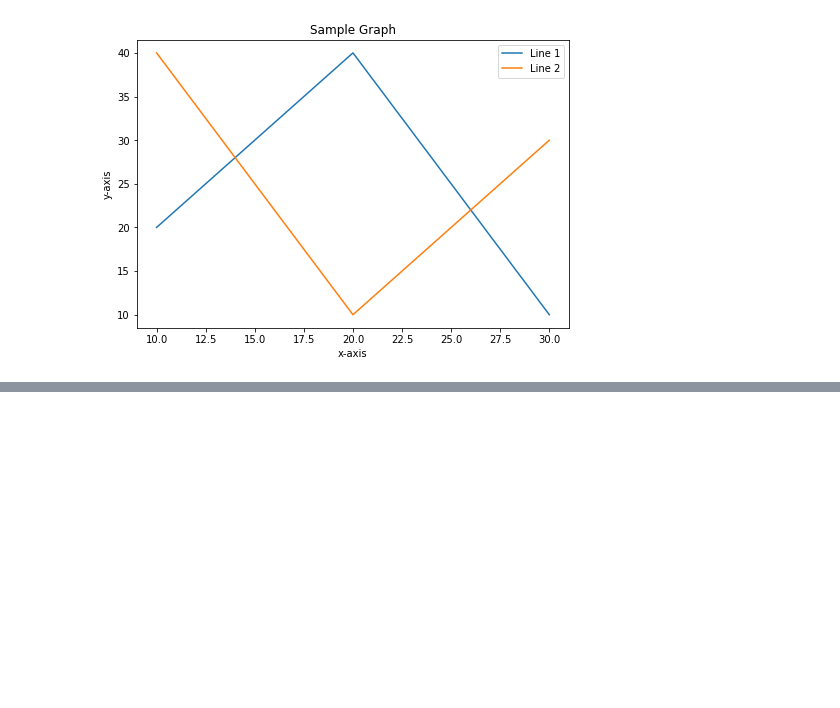
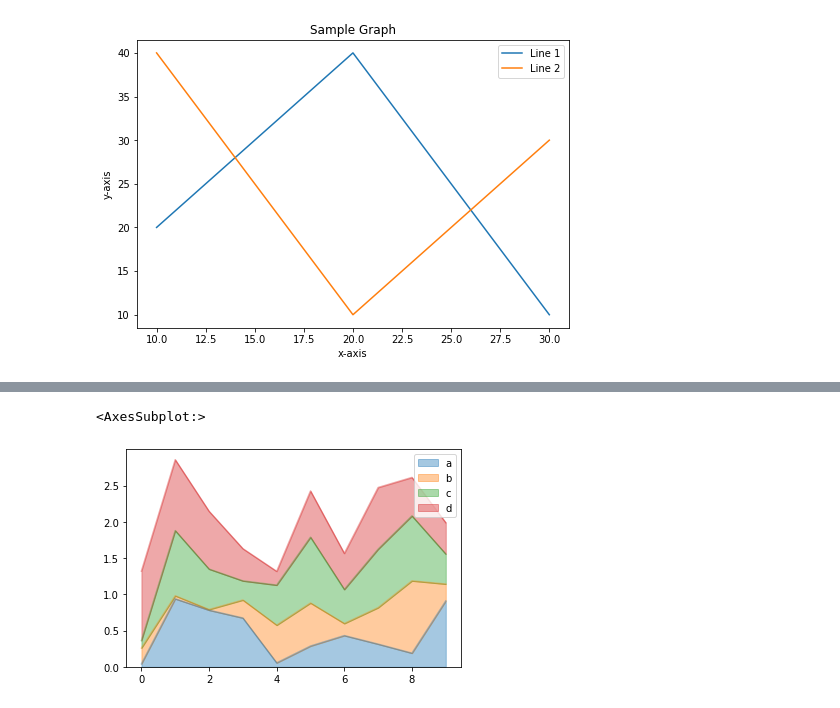
Before and after one commit to mwiginton/sandbox_matplotlib, a Jupyter notebook: practice_exercises.ipynb, the cells around one changed output, grey strips where cells are left out. Cells and saved outputs as stored; diff of their text form; code cells hidden in the pictures; blank space fills up the shorter version.

```diff
--- a/practice_exercises.ipynb
+++ b/practice_exercises.ipynb
@@ -69,0 +87,7 @@ plt.legend()
+# %%
+# Sample area plot
+df2 = pd.read_csv('df2')
+df2.plot.area(alpha=0.4)
+# %% [output]
+<AxesSubplot:>
+[figure, added]
```
Also changed, not shown: parts of 6 cells of this notebook, 2 other files.
